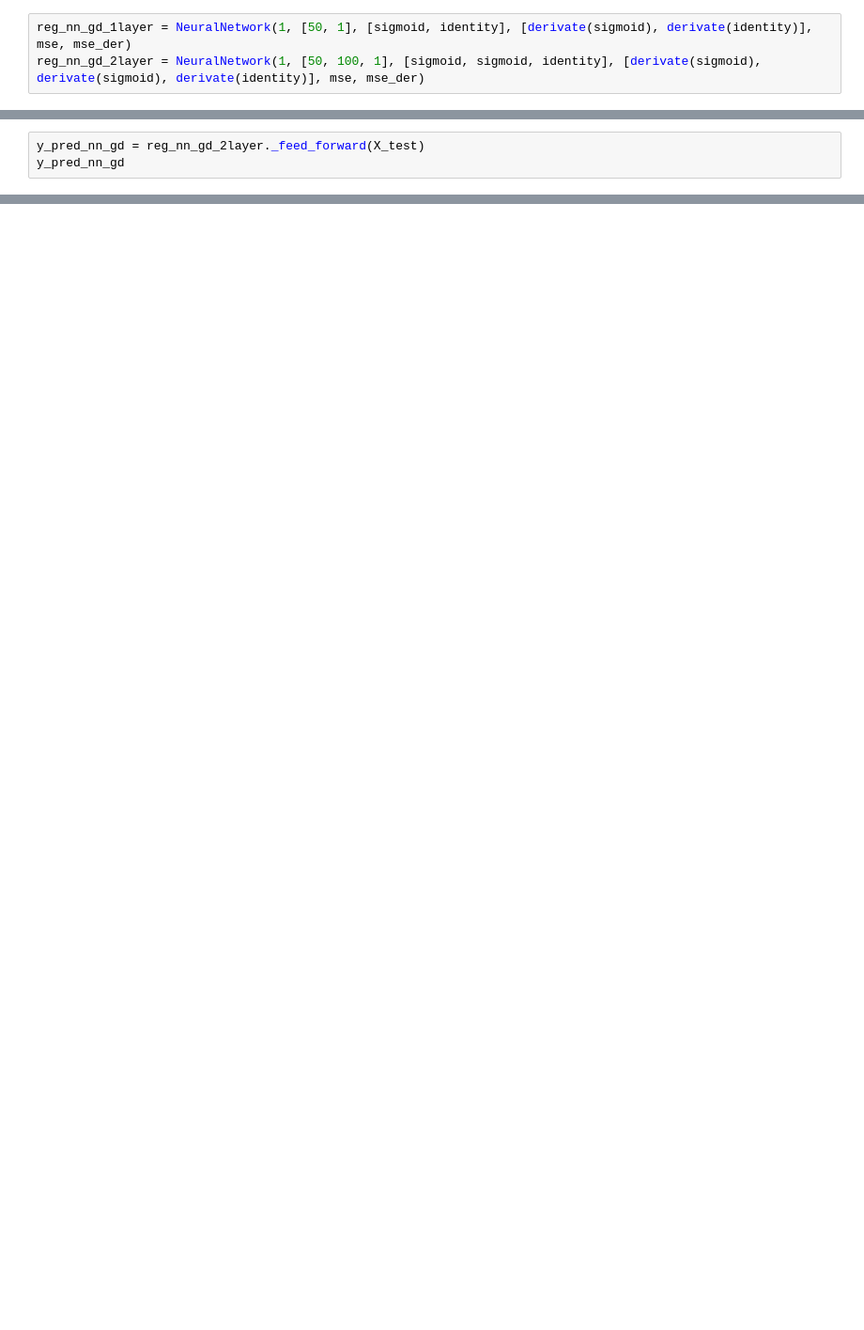
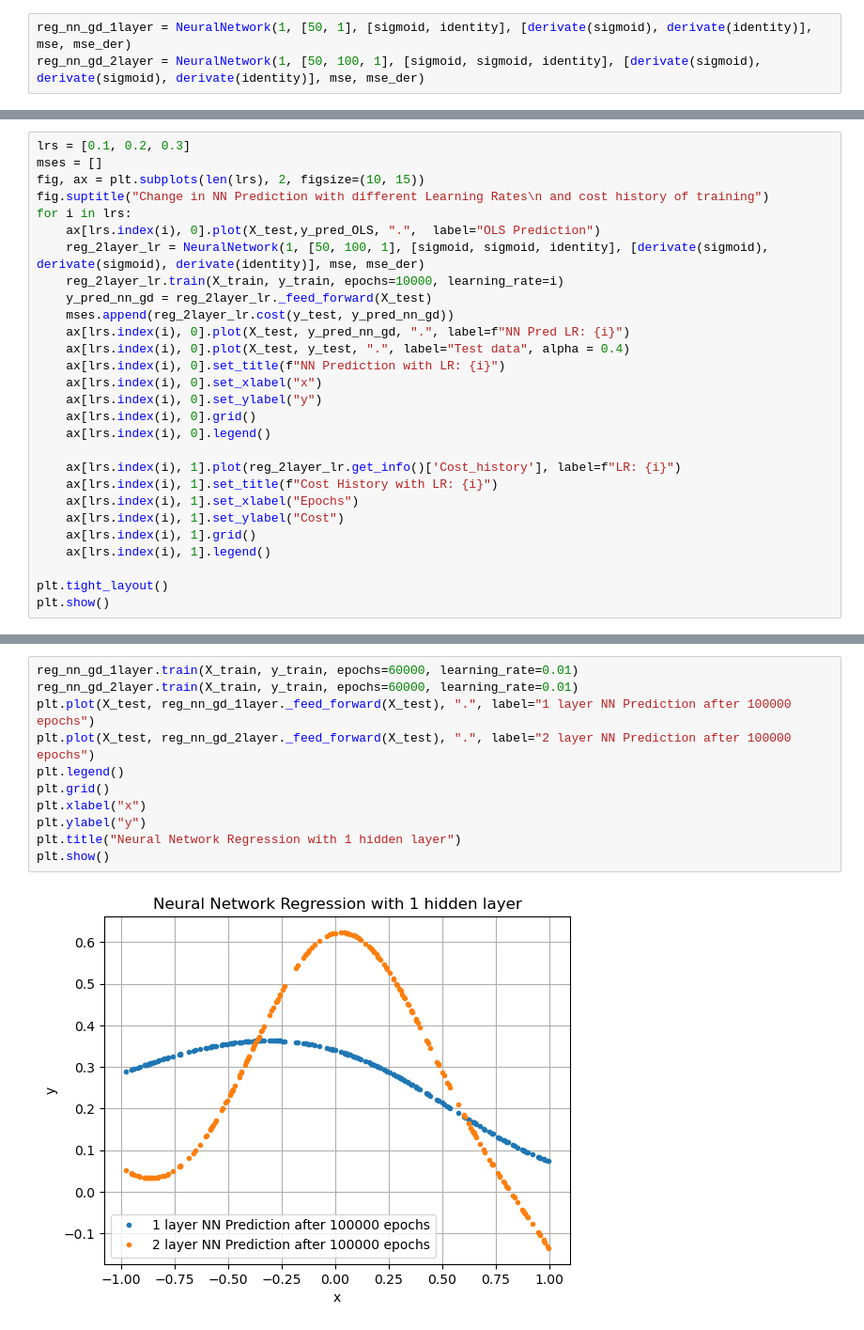
Before and after one commit to kjes4pres/Project_2_FYSSTK, a Jupyter notebook: Code/main/b.ipynb, the cells around one changed output, grey strips where cells are left out. Shown at 94% size. Drawn from its saved outputs; the diff is of its cells as text; blank space fills up the shorter version.

```diff
--- a/Code/main/b.ipynb
+++ b/Code/main/b.ipynb
@@ -110,3 +106,0 @@ plt.legend()
-# %%
-y_pred_nn_gd = reg_nn_gd_2layer._feed_forward(X_test)
-y_pred_nn_gd
@@ -130,0 +135,28 @@ array([[ 7.60427068e-01],
+# %%
+lrs = [0.1, 0.2, 0.3]
+mses = []
+fig, ax = plt.subplots(len(lrs), 2, figsize=(10, 15))
+fig.suptitle("Change in NN Prediction with different Learning Rates\n and cost history of training")
+for i in lrs:
+    ax[lrs.index(i), 0].plot(X_test,y_pred_OLS, ".",  label="OLS Prediction")
+    reg_2layer_lr = NeuralNetwork(1, [50, 100, 1], [sigmoid, sigmoid, identity], [derivate(sigmoid), derivate(sigmoid), derivate(identity)], mse, mse_der)
+    reg_2layer_lr.train(X_train, y_train, epochs=10000, learning_rate=i)
+    y_pred_nn_gd = reg_2layer_lr._feed_forward(X_test)
+    mses.append(reg_2layer_lr.cost(y_test, y_pred_nn_gd))
+    ax[lrs.index(i), 0].plot(X_test, y_pred_nn_gd, ".", label=f"NN Pred LR: {i}")
+    ax[lrs.index(i), 0].plot(X_test, y_test, ".", label="Test data", alpha = 0.4)
+    ax[lrs.index(i), 0].set_title(f"NN Prediction with LR: {i}")
+    ax[lrs.index(i), 0].set_xlabel("x")
+    ax[lrs.index(i), 0].set_ylabel("y")
+    ax[lrs.index(i), 0].grid()
+    ax[lrs.index(i), 0].legend()
+
+    ax[lrs.index(i), 1].plot(reg_2layer_lr.get_info()['Cost_history'], label=f"LR: {i}")
+    ax[lrs.index(i), 1].set_title(f"Cost History with LR: {i}")
+    ax[lrs.index(i), 1].set_xlabel("Epochs")
+    ax[lrs.index(i), 1].set_ylabel("Cost")
+    ax[lrs.index(i), 1].grid()
+    ax[lrs.index(i), 1].legend()
+
+plt.tight_layout()
+plt.show()
@@ -130,0 +167,13 @@ array([[ 7.60427068e-01],
+# %%
+reg_nn_gd_1layer.train(X_train, y_train, epochs=60000, learning_rate=0.01)
+reg_nn_gd_2layer.train(X_train, y_train, epochs=60000, learning_rate=0.01)
+plt.plot(X_test, reg_nn_gd_1layer._feed_forward(X_test), ".", label="1 layer NN Prediction after 100000 epochs")
+plt.plot(X_test, reg_nn_gd_2layer._feed_forward(X_test), ".", label="2 layer NN Prediction after 100000 epochs")
+plt.legend()
+plt.grid()
+plt.xlabel("x")
+plt.ylabel("y")
+plt.title("Neural Network Regression with 1 hidden layer")
+plt.show()
+# %% [output]
+[figure, added]
```
Also changed, not shown: parts of 10 cells of this notebook, 1 other file.
